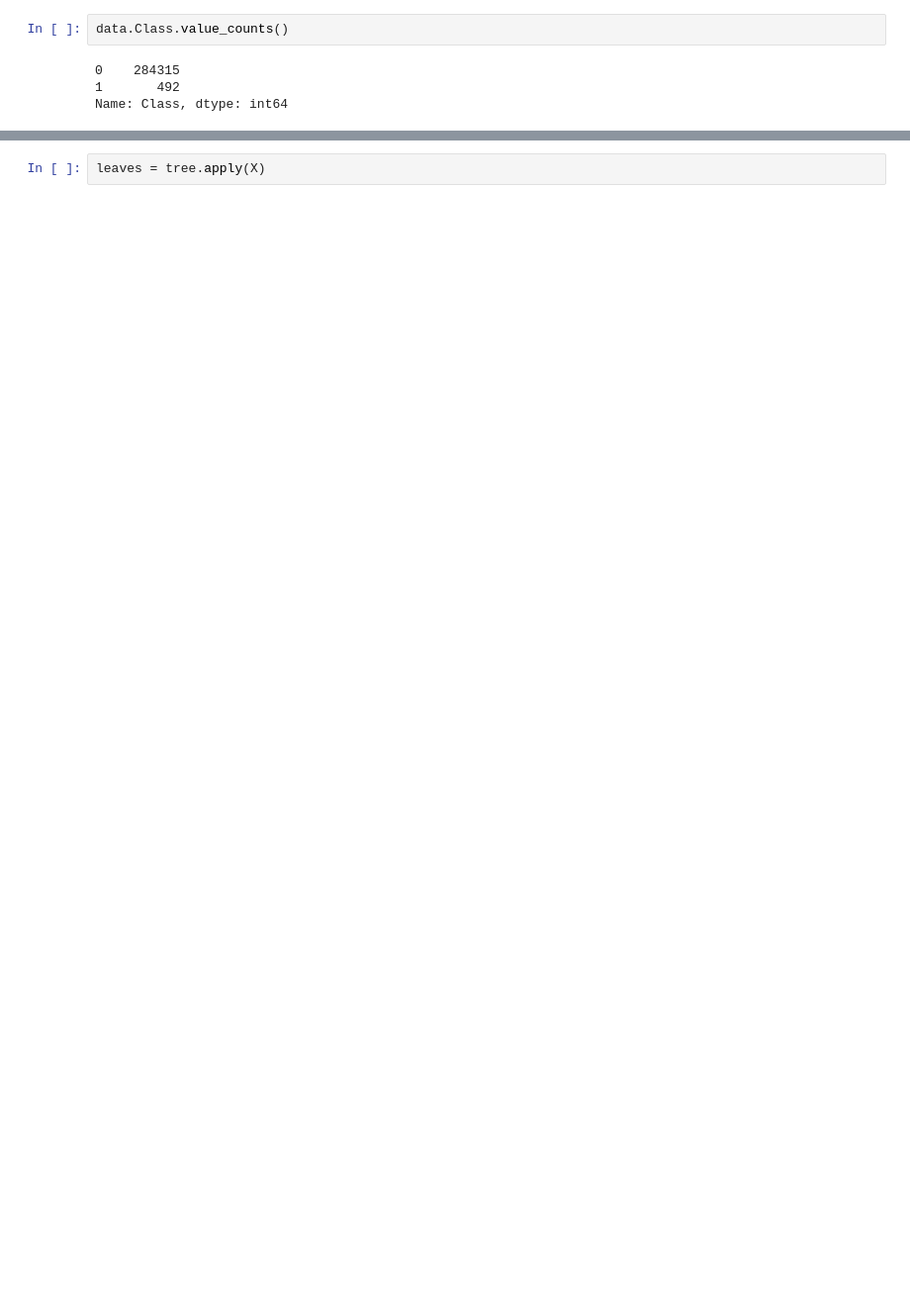
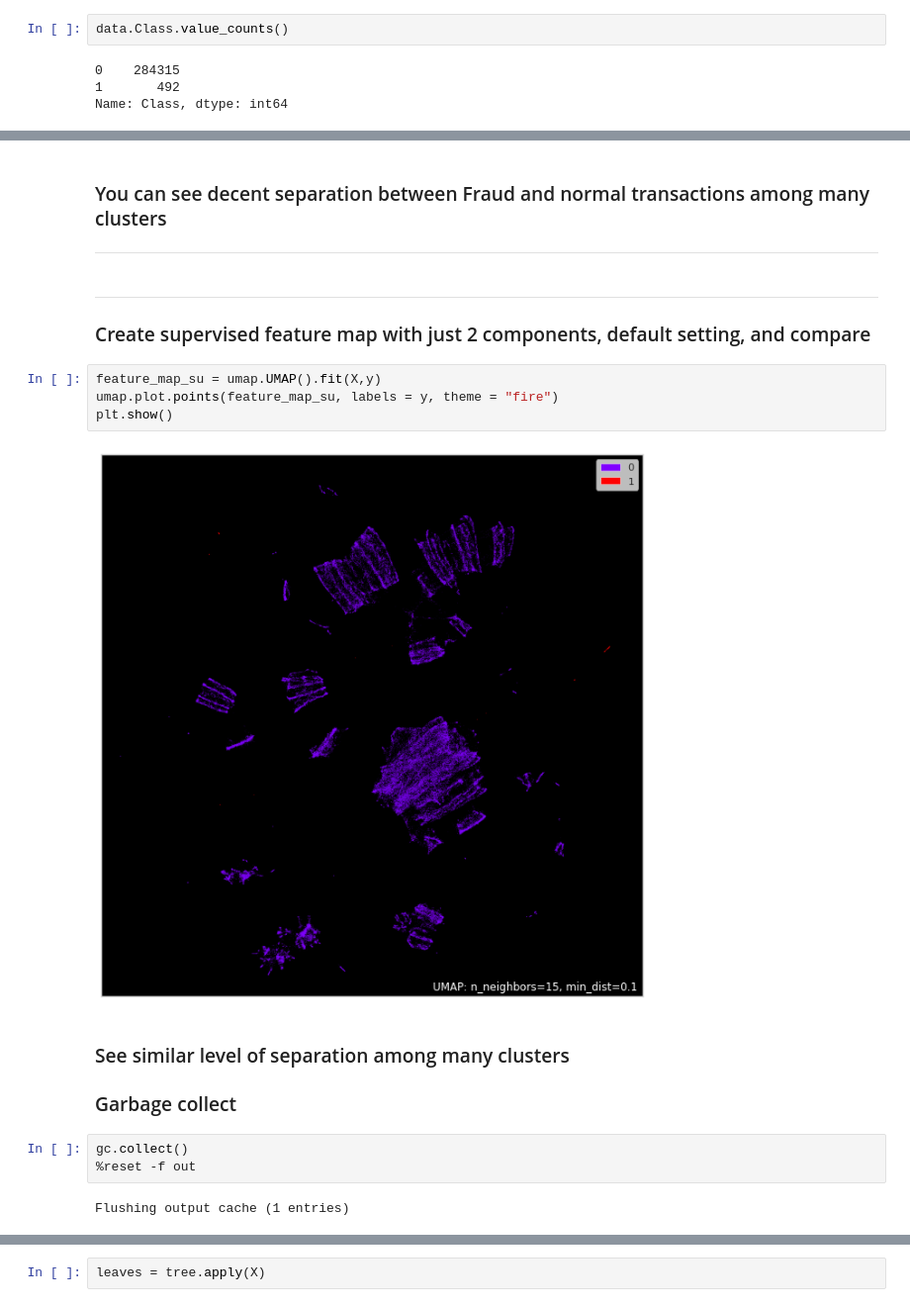
Before and after one commit to mzhou356/creditCardFraud, a Jupyter notebook: Feature_Visualization/notebooks/UMAP_visualization.ipynb, the cells around one changed output, grey strips where cells are left out. Shown at 99% size. Drawn from its saved outputs; the diff is of its cells as text; blank space fills up the shorter version.

```diff
--- a/Feature_Visualization/notebooks/UMAP_visualization.ipynb
+++ b/Feature_Visualization/notebooks/UMAP_visualization.ipynb
@@ -91,0 +49,21 @@ preds = cross_val_predict(tree, X, y, cv=sKF)
+# %% [markdown]
+### You can see decent separation between Fraud and normal transactions among many clusters
+---
+# %% [markdown]
+-----
+### Create supervised feature map with just 2 components, default setting, and compare
+# %%
+feature_map_su = umap.UMAP().fit(X,y)
+umap.plot.points(feature_map_su, labels = y, theme = "fire")
+plt.show()
+# %% [output]
+[figure, added]
+# %% [markdown]
+### See similar level of separation among many clusters
+
+### Garbage collect
+# %%
+gc.collect()
+%reset -f out
+# %% [output]
+Flushing output cache (1 entries)
```
Also changed, not shown: parts of 64 cells of this notebook.
